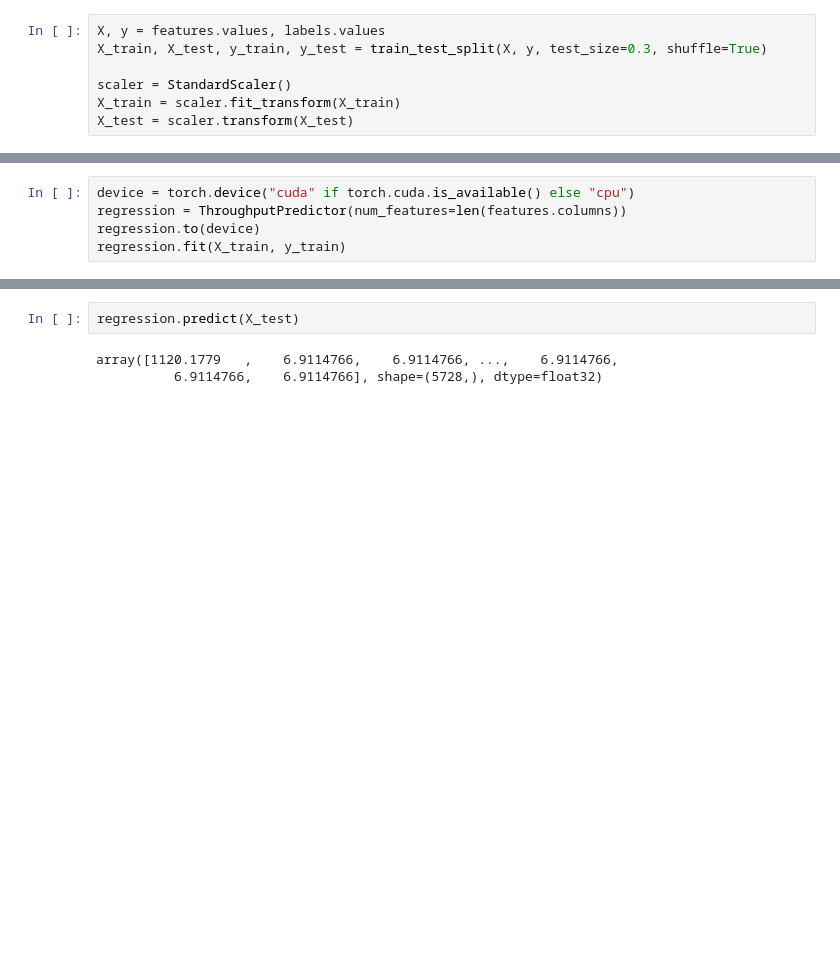
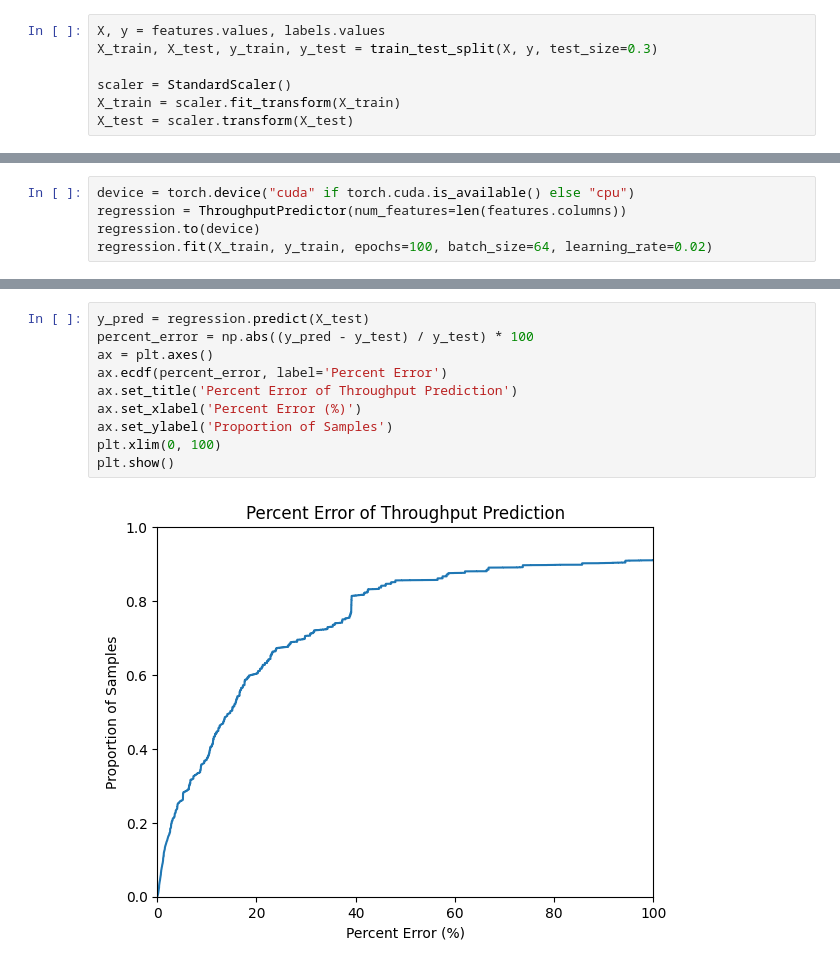
Before and after one commit to yuheho7749/netPeak, a Jupyter notebook: pipeline.ipynb, the cells around one changed output, grey strips where cells are left out. Drawn from its saved outputs; the diff is of its cells as text; blank space fills up the shorter version.

```diff
--- a/pipeline.ipynb
+++ b/pipeline.ipynb
@@ -39,6 +54,6 @@ features
 # %%
 X, y = features.values, labels.values
-X_train, X_test, y_train, y_test = train_test_split(X, y, test_size=0.3, shuffle=True)
+X_train, X_test, y_train, y_test = train_test_split(X, y, test_size=0.3)
 
 scaler = StandardScaler()
 X_train = scaler.fit_transform(X_train)
@@ -47,5 +64,5 @@ X_test = scaler.transform(X_test)
 device = torch.device("cuda" if torch.cuda.is_available() else "cpu")
 regression = ThroughputPredictor(num_features=len(features.columns))
 regression.to(device)
-regression.fit(X_train, y_train)
+regression.fit(X_train, y_train, epochs=100, batch_size=64, learning_rate=0.02)
 # %% [output]
@@ -76,7 +93,14 @@ ThroughputPredictor(
   )
 )
 # %%
-regression.predict(X_test)
+y_pred = regression.predict(X_test)
+percent_error = np.abs((y_pred - y_test) / y_test) * 100
+ax = plt.axes()
+ax.ecdf(percent_error, label='Percent Error')
+ax.set_title('Percent Error of Throughput Prediction')
+ax.set_xlabel('Percent Error (%)')
+ax.set_ylabel('Proportion of Samples')
+plt.xlim(0, 100)
+plt.show()
 # %% [output]
-array([1120.1779   ,    6.9114766,    6.9114766, ...,    6.9114766,
-          6.9114766,    6.9114766], shape=(5728,), dtype=float32)
+[figure, added]
```
Also changed, not shown: parts of 6 cells of this notebook, 2 other files.
